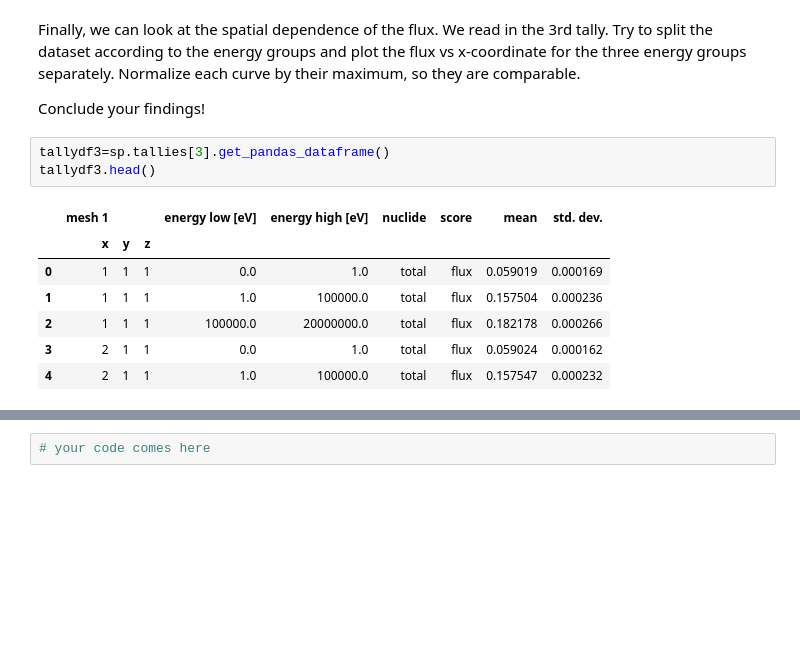
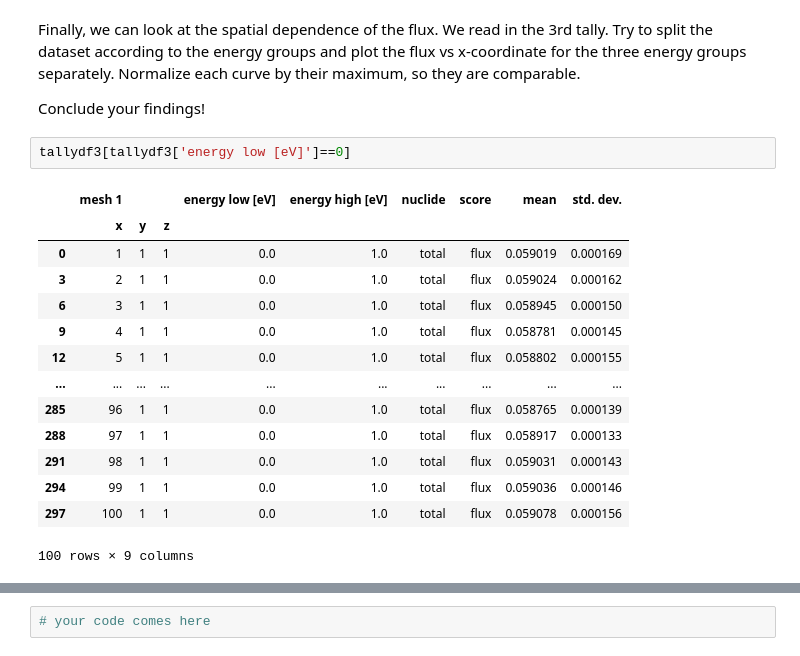
Before and after one commit to jeppeppej/RFP, a Jupyter notebook: Datalabs/Datalab06/6-openMCIntro.ipynb, the cells around one changed output, grey strips where cells are left out. Saved outputs shown, nothing was run; the diff lists cells and outputs as text; blank space fills up the shorter version.

```diff
--- a/Datalabs/Datalab06/6-openMCIntro.ipynb
+++ b/Datalabs/Datalab06/6-openMCIntro.ipynb
@@ -455,14 +467,20 @@ Your conclusion comes here.
 Finally, we can look at the spatial dependence of the flux. We read in the 3rd tally. Try to split the dataset according to the energy groups and plot the flux vs x-coordinate for the three energy groups separately. Normalize each curve by their maximum, so they are comparable.
 
 Conclude your findings!
-# %%
-tallydf3=sp.tallies[3].get_pandas_dataframe()
-tallydf3.head()
-# %% [output]
-|  | mesh 1 |  |  | energy low [eV] | energy high [eV] | nuclide | score | mean | std. dev. |
-|  | x | y | z |  |  |  |  |  |  |
-| 0 | 1 | 1 | 1 | 0.0 | 1.0 | total | flux | 0.059019 | 0.000169 |
-| 1 | 1 | 1 | 1 | 1.0 | 100000.0 | total | flux | 0.157504 | 0.000236 |
-| 2 | 1 | 1 | 1 | 100000.0 | 20000000.0 | total | flux | 0.182178 | 0.000266 |
-| 3 | 2 | 1 | 1 | 0.0 | 1.0 | total | flux | 0.059024 | 0.000162 |
-| 4 | 2 | 1 | 1 | 1.0 | 100000.0 | total | flux | 0.157547 | 0.000232 |
+# %%
+tallydf3[tallydf3['energy low [eV]']==0]
+# %% [output]
+|  | mesh 1 |  |  | energy low [eV] | energy high [eV] | nuclide | score | mean | std. dev. |
+|  | x | y | z |  |  |  |  |  |  |
+| 0 | 1 | 1 | 1 | 0.0 | 1.0 | total | flux | 0.059019 | 0.000169 |
+| 3 | 2 | 1 | 1 | 0.0 | 1.0 | total | flux | 0.059024 | 0.000162 |
+| 6 | 3 | 1 | 1 | 0.0 | 1.0 | total | flux | 0.058945 | 0.000150 |
+| 9 | 4 | 1 | 1 | 0.0 | 1.0 | total | flux | 0.058781 | 0.000145 |
+| 12 | 5 | 1 | 1 | 0.0 | 1.0 | total | flux | 0.058802 | 0.000155 |
+| ... | ... | ... | ... | ... | ... | ... | ... | ... | ... |
+| 285 | 96 | 1 | 1 | 0.0 | 1.0 | total | flux | 0.058765 | 0.000139 |
+| 288 | 97 | 1 | 1 | 0.0 | 1.0 | total | flux | 0.058917 | 0.000133 |
+| 291 | 98 | 1 | 1 | 0.0 | 1.0 | total | flux | 0.059031 | 0.000143 |
+| 294 | 99 | 1 | 1 | 0.0 | 1.0 | total | flux | 0.059036 | 0.000146 |
+| 297 | 100 | 1 | 1 | 0.0 | 1.0 | total | flux | 0.059078 | 0.000156 |
+100 rows × 9 columns
```
Also changed, not shown: parts of 5 cells of this notebook.
